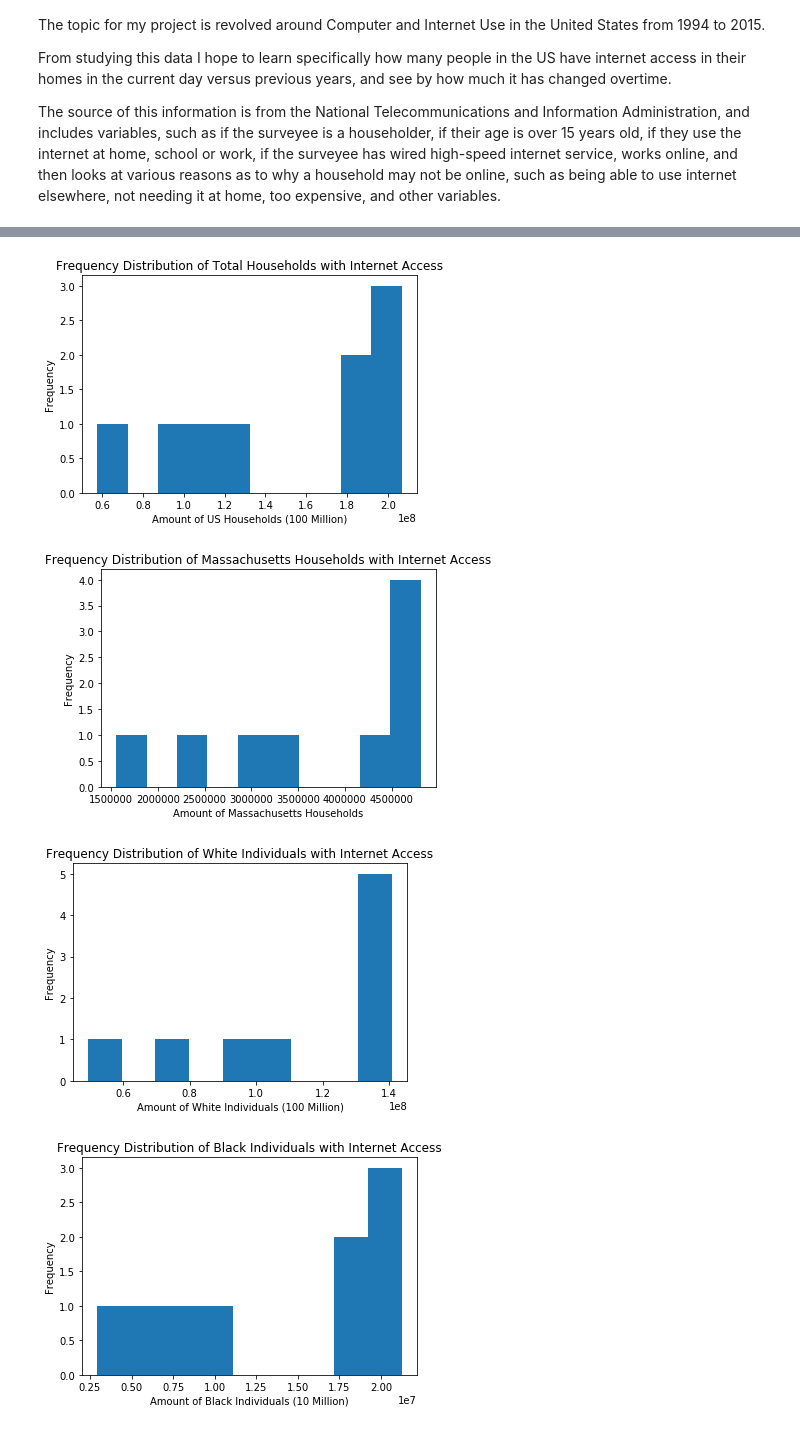
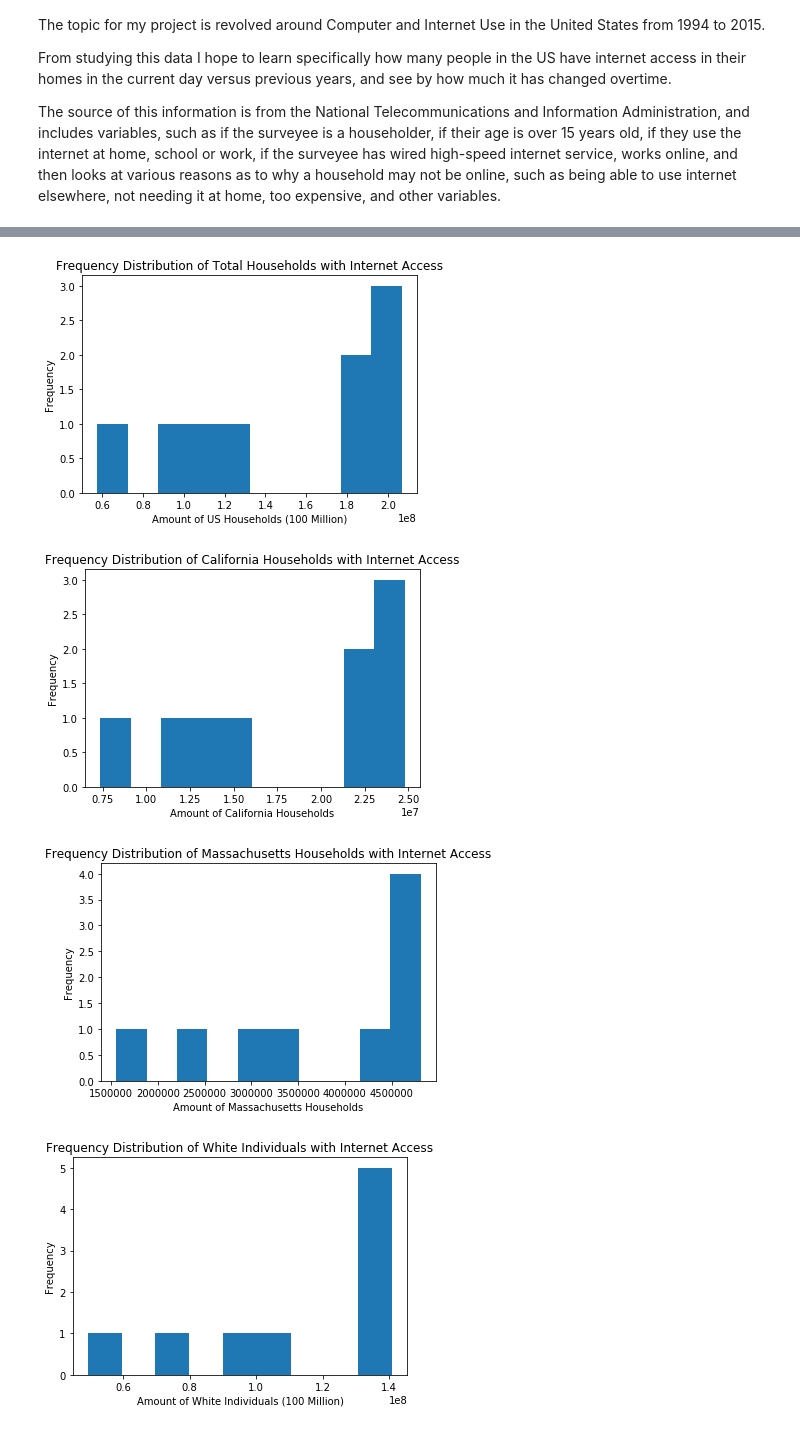
Before and after one commit to degradification/bootcamp, a Jupyter notebook: Project.ipynb, the cells around one changed output, grey strips where cells are left out. Saved outputs shown, nothing was run; the diff lists cells and outputs as text; code cells hidden in the pictures.

```diff
--- a/Project.ipynb
+++ b/Project.ipynb
@@ -63,34 +61,42 @@ figh_data_home = plt.figure( )
 plt.hist( home_internet_users['usCount'], bins = 10 )
 plt.title( "Frequency Distribution of Total Households with Internet Access")
 plt.xlabel( "Amount of US Households (100 Million)" )
+plt.ylabel( "Frequency" )
+plt.show( )
+
+#Histogram plot of total CA households with Internet Access
+figh_data_home = plt.figure( )
+plt.hist( home_internet_users['CACount'], bins = 10 )
+plt.title( "Frequency Distribution of California Households with Internet Access")
+plt.xlabel( "Amount of California Households" )
 plt.ylabel( "Frequency" )
 plt.show( )
 
 #Histogram plot of total MA households with Internet Access
 figh_data_home = plt.figure( )
 plt.hist( home_internet_users['MACount'], bins = 10 )
 plt.title( "Frequency Distribution of Massachusetts Households with Internet Access")
 plt.xlabel( "Amount of Massachusetts Households" )
 plt.ylabel( "Frequency" )
 plt.show( )
 
 #Histogram plot of total white invididuals with Internet Access
 figh_data_race = plt.figure( )
 plt.hist( home_internet_users['raceWhiteCount'], bins = 9 )
 plt.title( "Frequency Distribution of White Individuals with Internet Access")
 plt.xlabel( "Amount of White Individuals (100 Million)" )
 plt.ylabel( "Frequency" )
 plt.show( )
 
 #Histogram plot of total black invididuals with Internet Access
 figh_data_race = plt.figure( )
 plt.hist( home_internet_users['raceBlackCount'], bins = 9 )
 plt.title( "Frequency Distribution of Black Individuals with Internet Access")
 plt.xlabel( "Amount of Black Individuals (10 Million)" )
 plt.ylabel( "Frequency" )
 plt.show( )
 # %% [output]
 [figure]
-[figure, old version]
+[figure, new version]
-[figure, old version]
+[figure, new version]
-[figure, old version]
+[figure, new version]
```
Also changed, not shown: parts of 13 cells of this notebook.
